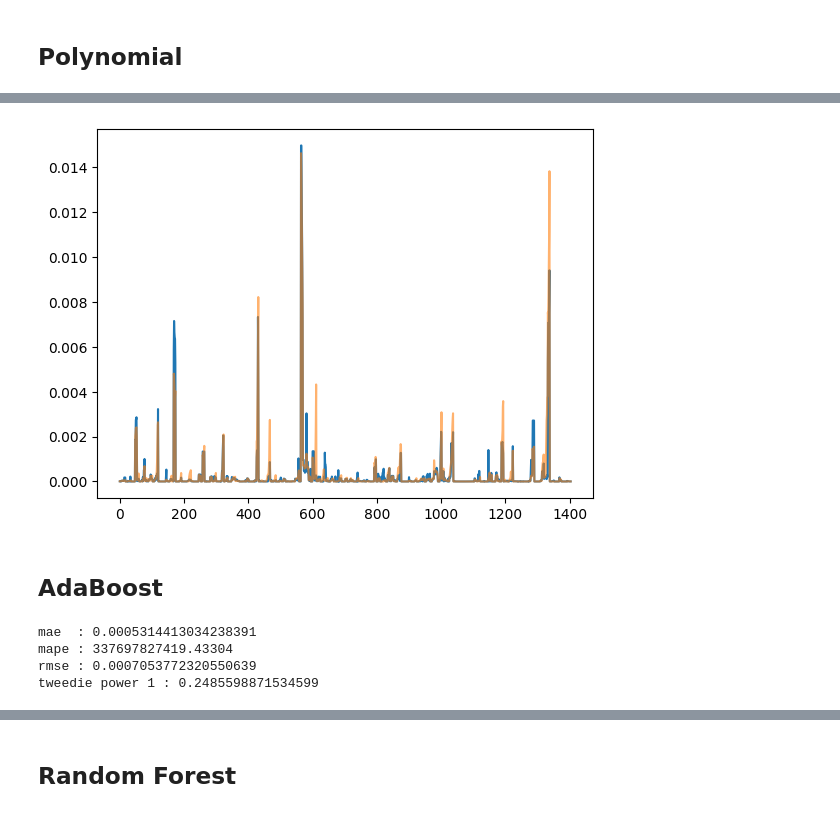
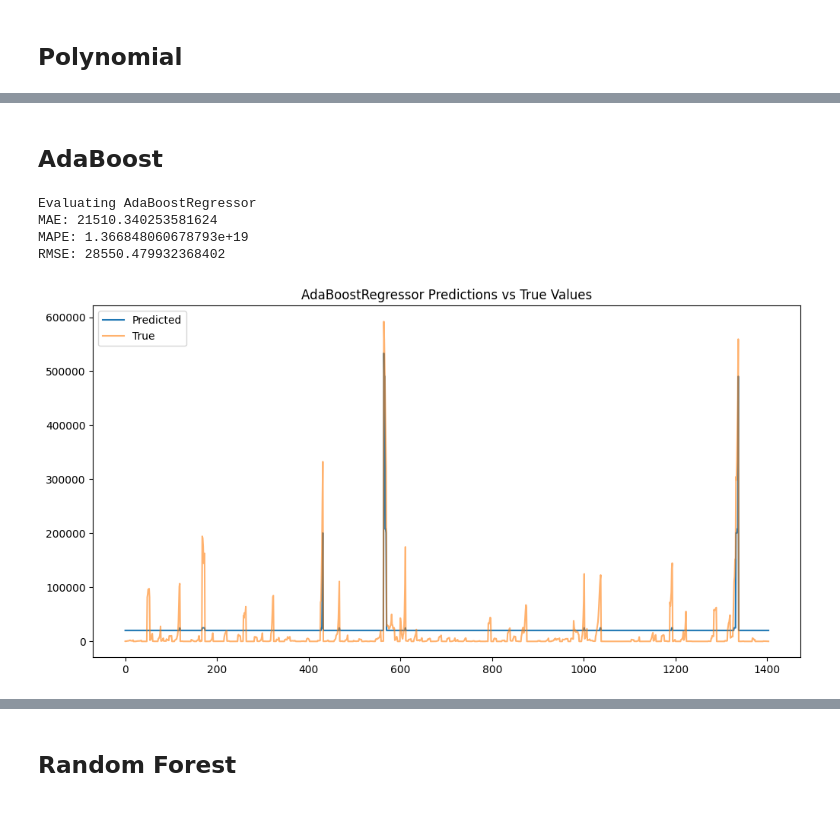
Before and after one commit to MAKEgroup/Covid_19_Propagation, a Jupyter notebook: Project/ML_Modeling.ipynb, the cells around one changed output, grey strips where cells are left out. Cells and saved outputs as stored; diff of their text form; code cells hidden in the pictures.

```diff
--- a/Project/ML_Modeling.ipynb
+++ b/Project/ML_Modeling.ipynb
@@ -300,9 +238,2 @@ rmse : 0.0004077662931835461
-# %%
-plt.plot(np.arange(len(y_pred)) , y_pred)
-plt.plot(np.arange(len(y_pred)) , y_te , alpha = .6)
-
-plt.show()
-# %% [output]
-[figure, removed]
 # %% [markdown]
 ## AdaBoost
@@ -309,22 +242,10 @@ plt.show()
 # %%
-from sklearn.ensemble import AdaBoostRegressor
-#from sklearn.datasets import make_regression
-
+# Train and evaluate AdaBoostRegressor model
 regr = AdaBoostRegressor(random_state=0, n_estimators=100)
-regr.fit(X_tr, y_tr)
-y_pred = regr.predict(X_te)
-
-mae = mean_absolute_error(y_te , y_pred)
-mape = mean_absolute_percentage_error(y_te , y_pred)
-rmse = root_mean_squared_error(y_te , y_pred)
-tweedie = d2_tweedie_score(y_te , y_pred , power=1)
-
-print(f"mae  :" , mae)
-print(f"mape :" , mape)
-print(f"rmse :" , rmse)
-print(f"tweedie power 1 :" , tweedie)
+evaluate_model(regr, X_tr, y_tr, X_te, y_te, min_max_scaler_Y, model_name="AdaBoostRegressor")
 # %% [output]
-mae  : 0.0005314413034238391
-mape : 337697827419.43304
-rmse : 0.0007053772320550639
-tweedie power 1 : 0.2485598871534599
+Evaluating AdaBoostRegressor
+MAE: 21510.340253581624
+MAPE: 1.366848060678793e+19
+RMSE: 28550.479932368402
+[figure, added]
```
Also changed, not shown: parts of 33 cells of this notebook.
